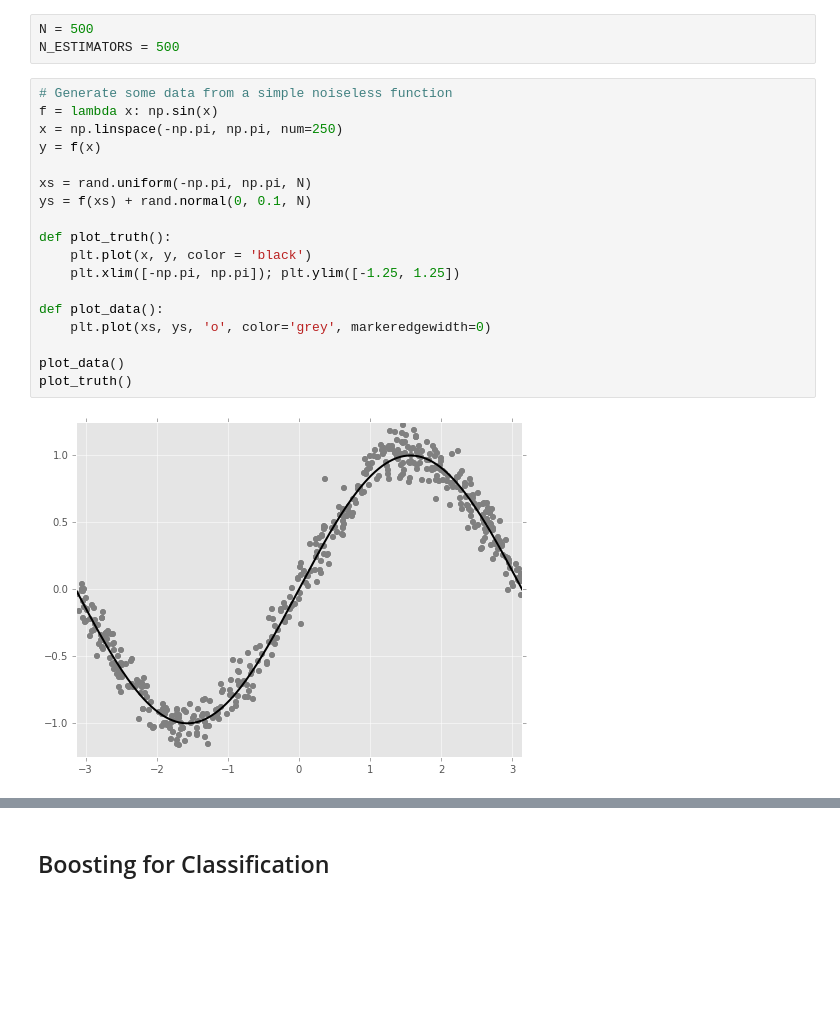
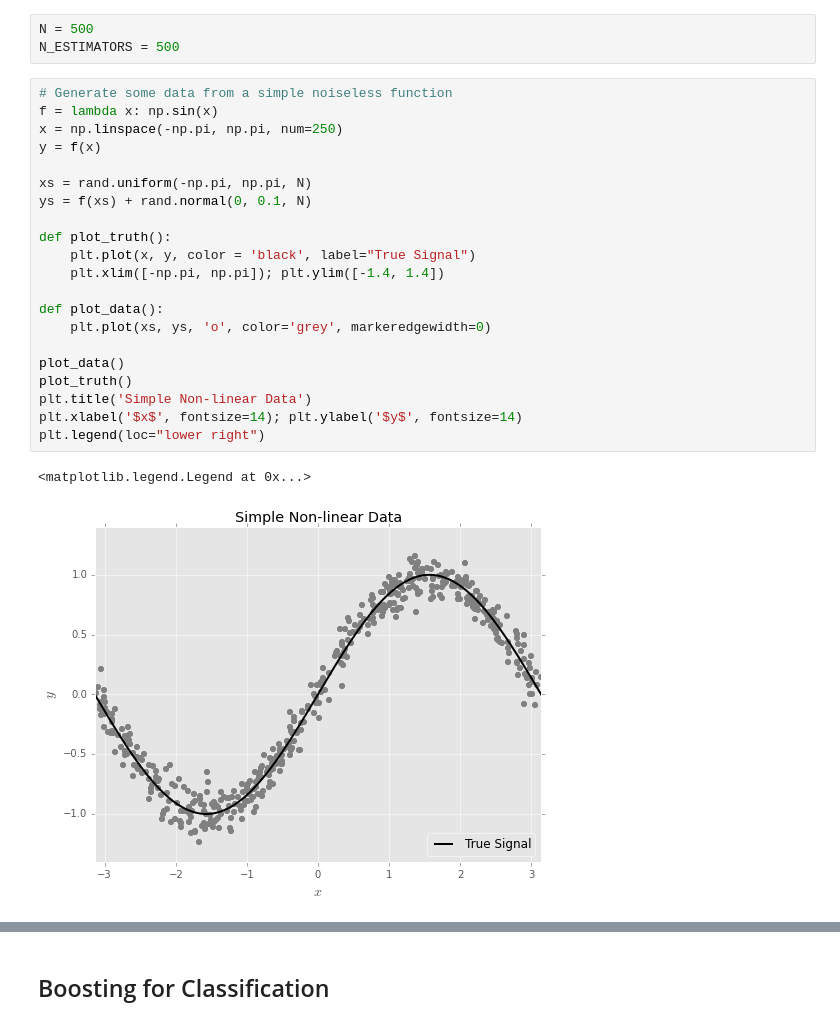
Before and after one commit to madrury/boosting-presentation, a Jupyter notebook: Boosting-Presentation-Galvanize.ipynb, the cells around one changed output, grey strips where cells are left out. Drawn from its saved outputs; the diff is of its cells as text; blank space fills up the shorter version.

Commit message:
More more graphs.

```diff
--- a/Boosting-Presentation-Galvanize.ipynb
+++ b/Boosting-Presentation-Galvanize.ipynb
@@ -43,23 +43,27 @@ N_ESTIMATORS = 500
 # %%
 # Generate some data from a simple noiseless function
 f = lambda x: np.sin(x)
 x = np.linspace(-np.pi, np.pi, num=250)
 y = f(x)
 
 xs = rand.uniform(-np.pi, np.pi, N)
 ys = f(xs) + rand.normal(0, 0.1, N)
 
 def plot_truth():
-    plt.plot(x, y, color = 'black')
-    plt.xlim([-np.pi, np.pi]); plt.ylim([-1.25, 1.25])
+    plt.plot(x, y, color = 'black', label="True Signal")
+    plt.xlim([-np.pi, np.pi]); plt.ylim([-1.4, 1.4])
 
 def plot_data():
     plt.plot(xs, ys, 'o', color='grey', markeredgewidth=0)
 
 plot_data()
 plot_truth()
+plt.title('Simple Non-linear Data')
+plt.xlabel('$x$', fontsize=14); plt.ylabel('$y$', fontsize=14)
+plt.legend(loc="lower right")
 # %% [output]
+<matplotlib.legend.Legend at 0x...>
-[figure, old version]
+[figure, new version]
 # %%
 # Fit a gradient boosted regressor to this function and plot both the functiona and f
 
```
Also changed, not shown: parts of 16 cells of this notebook.
